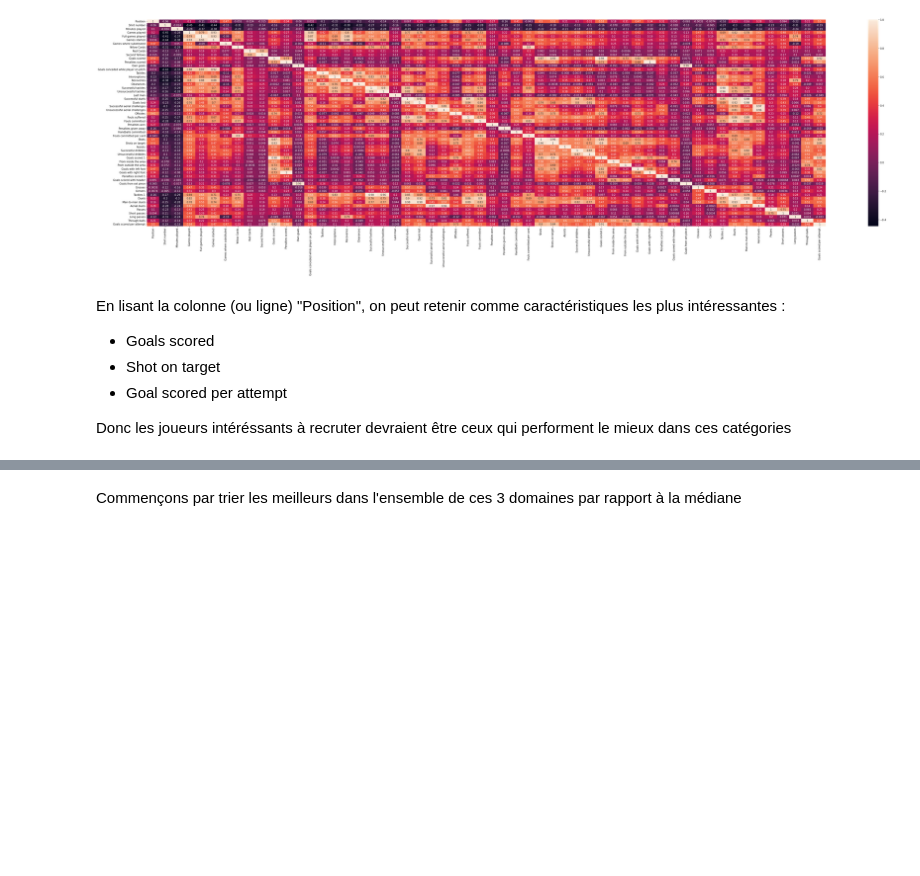
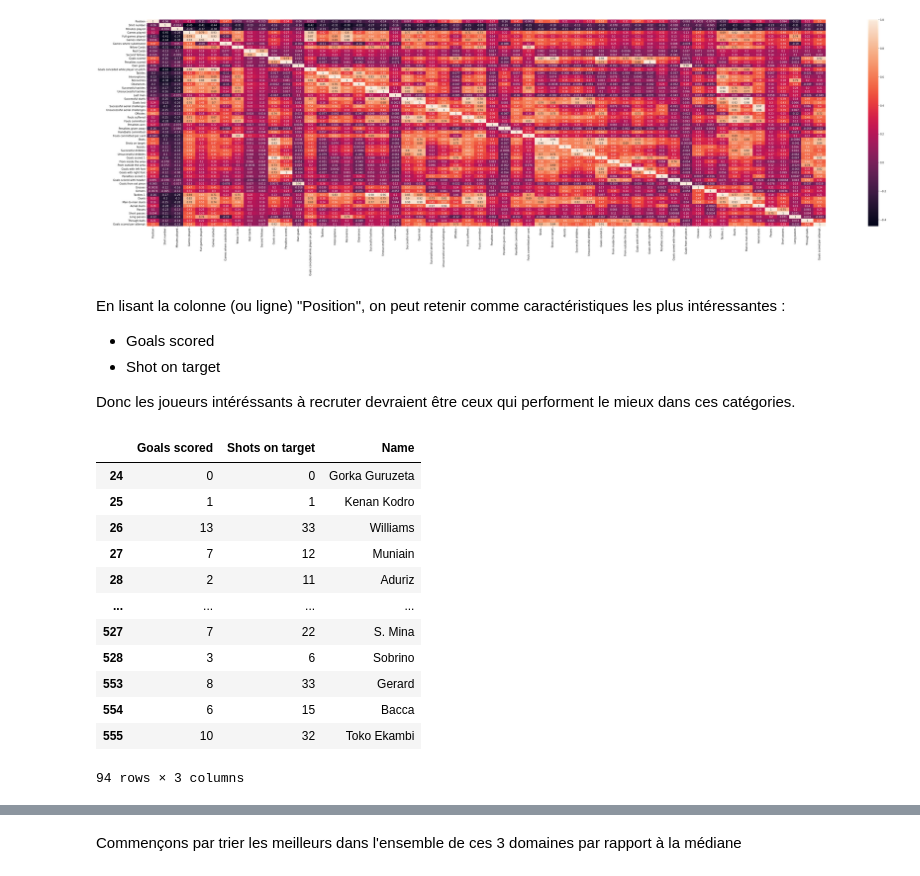
Before and after one commit to agomesdacosta3/H3_Exo_Python, a Jupyter notebook: Projet_Advanced_Stats.ipynb, the cells around one changed output, grey strips where cells are left out. Drawn from its saved outputs; the diff is of its cells as text; code cells hidden in the pictures; blank space fills up the shorter version.

```diff
--- a/Projet_Advanced_Stats.ipynb
+++ b/Projet_Advanced_Stats.ipynb
@@ -167,6 +147,23 @@ En lisant la colonne (ou ligne) "Position", on peut retenir comme caractéristiq
 
 - Goals scored
 - Shot on target
-- Goal scored per attempt
 
-Donc les joueurs intéréssants à recruter devraient être ceux qui performent le mieux dans ces catégories
+Donc les joueurs intéréssants à recruter devraient être ceux qui performent le mieux dans ces catégories.
+# %%
+dataframe = dataframe[ dataframe["Position"] == 1 ]
+
+value = pd.DataFrame(data=dataframe, columns= ["Goals scored","Shots on target","Name"]) ; value
+# %% [output]
+|  | Goals scored | Shots on target | Name |
+| 24 | 0 | 0 | Gorka Guruzeta |
+| 25 | 1 | 1 | Kenan Kodro |
+| 26 | 13 | 33 | Williams |
+| 27 | 7 | 12 | Muniain |
+| 28 | 2 | 11 | Aduriz |
+| ... | ... | ... | ... |
+| 527 | 7 | 22 | S. Mina |
+| 528 | 3 | 6 | Sobrino |
+| 553 | 8 | 33 | Gerard |
+| 554 | 6 | 15 | Bacca |
+| 555 | 10 | 32 | Toko Ekambi |
+94 rows × 3 columns
```
Also changed, not shown: parts of 12 cells of this notebook.
